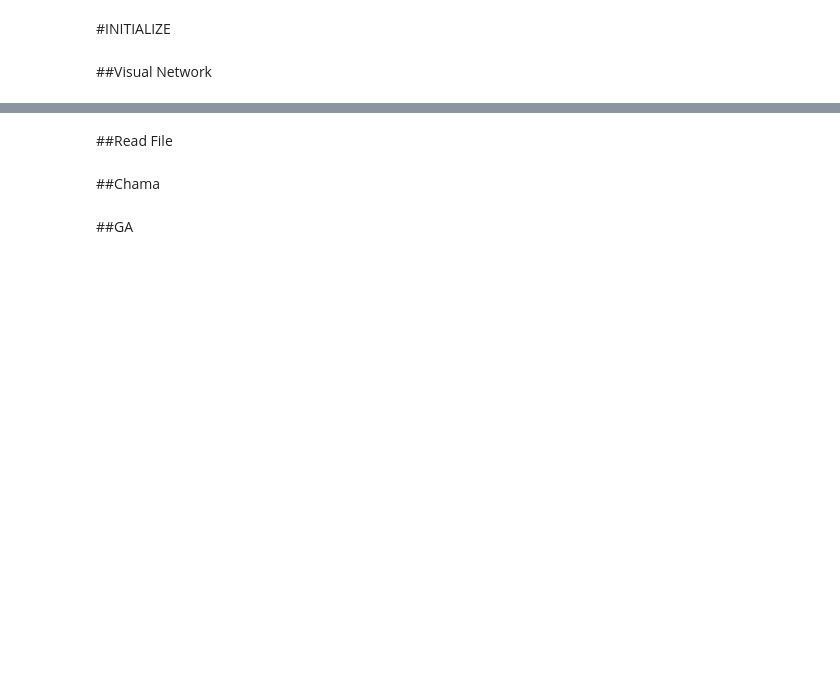
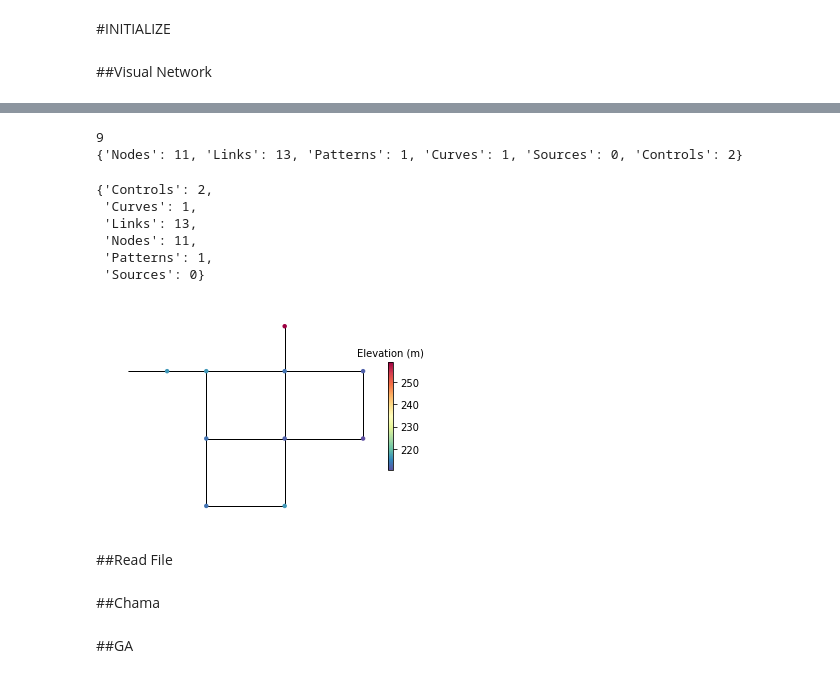
Before and after one commit to khanhkhanhlele/rensors-distribution, a Jupyter notebook: sensor_opt_compare.ipynb, the cells around one changed output, grey strips where cells are left out. Drawn from its saved outputs; the diff is of its cells as text; code cells hidden in the pictures; blank space fills up the shorter version.

```diff
--- a/sensor_opt_compare.ipynb
+++ b/sensor_opt_compare.ipynb
@@ -50,4 +36,4 @@ def read_network(path):
 # %%
-path = "data/Net1_temp.inp"
+path = "rensors-distribution/data/Net1_temp.inp"
 read_network(path)
 # %% [output]
@@ -55,3 +42,12 @@ FileNotFoundError: ignored
+9
+{'Nodes': 11, 'Links': 13, 'Patterns': 1, 'Curves': 1, 'Sources': 0, 'Controls': 2}
+{'Controls': 2,
+ 'Curves': 1,
+ 'Links': 13,
+ 'Nodes': 11,
+ 'Patterns': 1,
+ 'Sources': 0}
+[figure, added]
 # %% [markdown]
 ##Read File
 # %%
```
Also changed, not shown: parts of 3 cells of this notebook.
